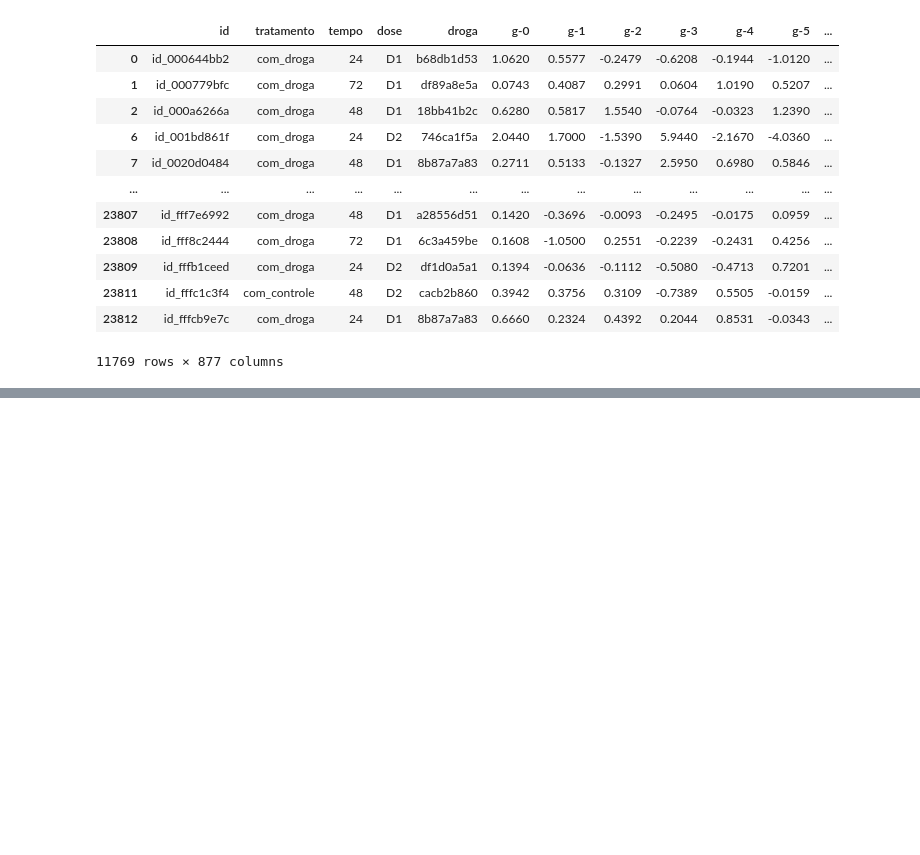
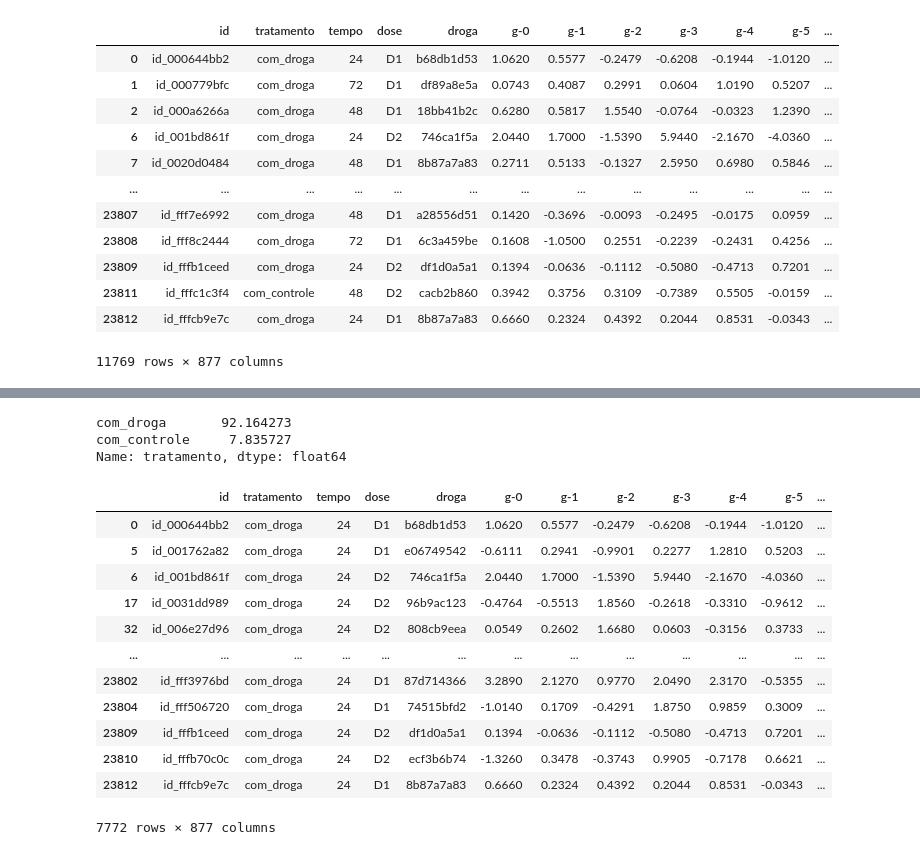
Before and after one commit to isaniolopes/imersao_dados, a Jupyter notebook: Alura.ipynb, the cells around one changed output, grey strips where cells are left out. Saved outputs shown, nothing was run; the diff lists cells and outputs as text; code cells hidden in the pictures; blank space fills up the shorter version.

```diff
--- a/Alura.ipynb
+++ b/Alura.ipynb
@@ -150,0 +172,25 @@ dados_filtrados
+# %%
+#proporção da classe tratamento
+dados['tratamento'].value_counts(normalize = True)*100
+# %% [output]
+com_droga       92.164273
+com_controle     7.835727
+Name: tratamento, dtype: float64
+# %%
+#query
+# https://pandas.pydata.org/docs/reference/api/pandas.DataFrame.query.html?highlight=query#pandas.DataFrame.query
+dados.query('tempo == 24')
+# %% [output]
+|  | id | tratamento | tempo | dose | droga | g-0 | g-1 | g-2 | g-3 | g-4 | g-5 | ... |
+| 0 | id_000644bb2 | com_droga | 24 | D1 | b68db1d53 | 1.0620 | 0.5577 | -0.2479 | -0.6208 | -0.1944 | -1.0120 | ... |
+| 5 | id_001762a82 | com_droga | 24 | D1 | e06749542 | -0.6111 | 0.2941 | -0.9901 | 0.2277 | 1.2810 | 0.5203 | ... |
+| 6 | id_001bd861f | com_droga | 24 | D2 | 746ca1f5a | 2.0440 | 1.7000 | -1.5390 | 5.9440 | -2.1670 | -4.0360 | ... |
+| 17 | id_0031dd989 | com_droga | 24 | D2 | 96b9ac123 | -0.4764 | -0.5513 | 1.8560 | -0.2618 | -0.3310 | -0.9612 | ... |
+| 32 | id_006e27d96 | com_droga | 24 | D2 | 808cb9eea | 0.0549 | 0.2602 | 1.6680 | 0.0603 | -0.3156 | 0.3733 | ... |
+| ... | ... | ... | ... | ... | ... | ... | ... | ... | ... | ... | ... | ... |
+| 23802 | id_fff3976bd | com_droga | 24 | D1 | 87d714366 | 3.2890 | 2.1270 | 0.9770 | 2.0490 | 2.3170 | -0.5355 | ... |
+| 23804 | id_fff506720 | com_droga | 24 | D1 | 74515bfd2 | -1.0140 | 0.1709 | -0.4291 | 1.8750 | 0.9859 | 0.3009 | ... |
+| 23809 | id_fffb1ceed | com_droga | 24 | D2 | df1d0a5a1 | 0.1394 | -0.0636 | -0.1112 | -0.5080 | -0.4713 | 0.7201 | ... |
+| 23810 | id_fffb70c0c | com_droga | 24 | D2 | ecf3b6b74 | -1.3260 | 0.3478 | -0.3743 | 0.9905 | -0.7178 | 0.6621 | ... |
+| 23812 | id_fffcb9e7c | com_droga | 24 | D1 | 8b87a7a83 | 0.6660 | 0.2324 | 0.4392 | 0.2044 | 0.8531 | -0.0343 | ... |
+7772 rows × 877 columns
```
Also changed, not shown: parts of 7 cells of this notebook.
